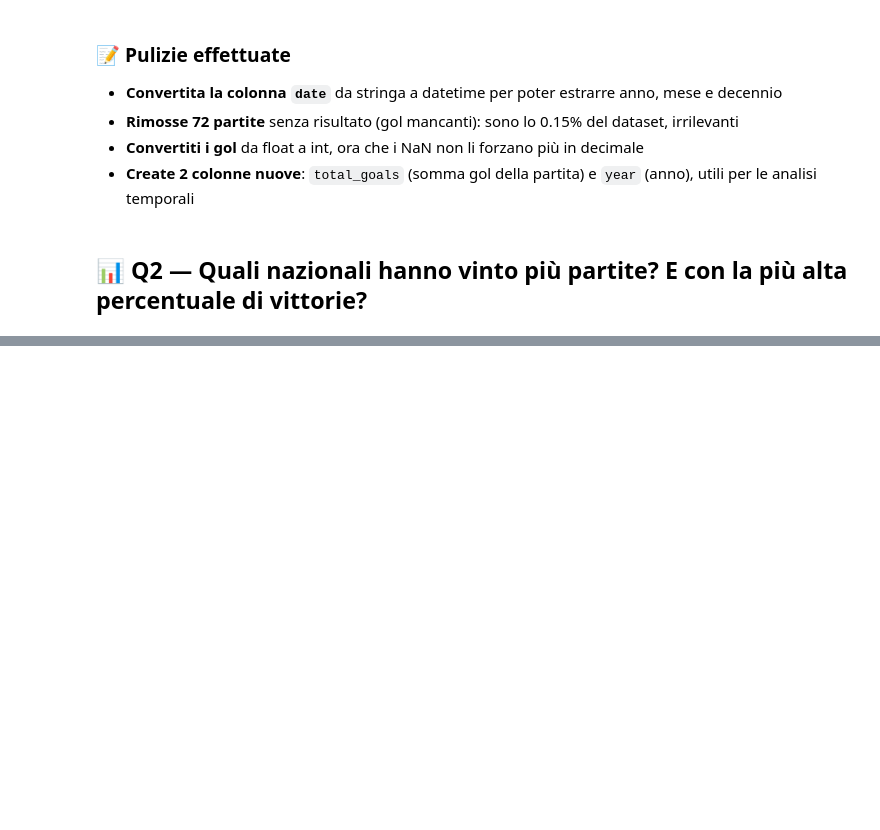
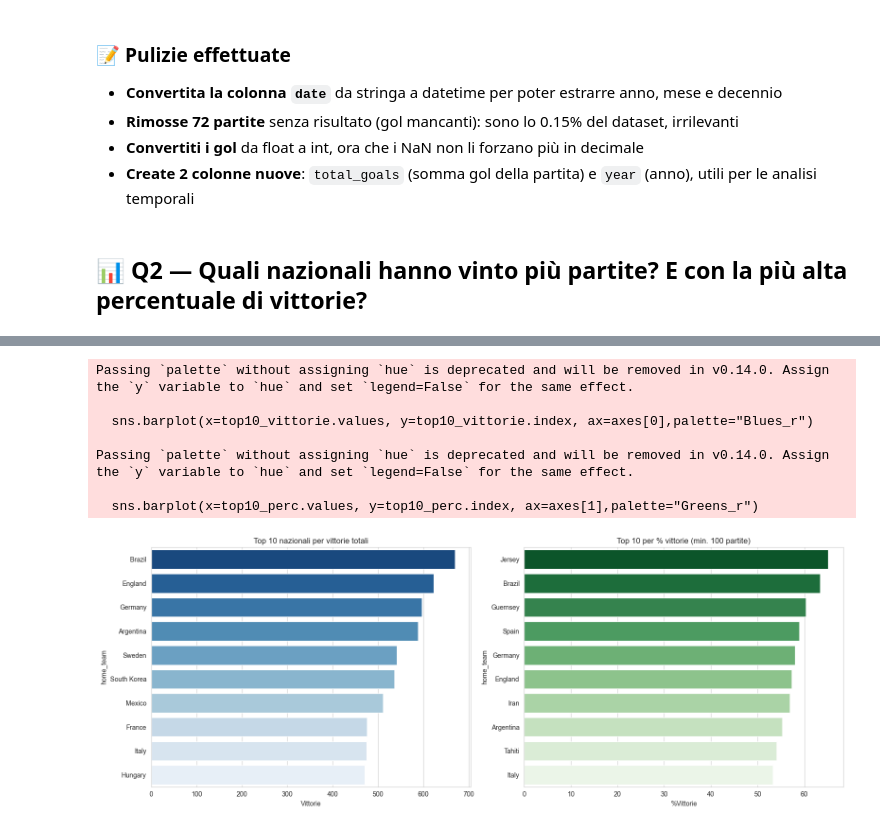
Before and after one commit to andres-pelizzer/progetto-jupyter, a Jupyter notebook: progetto_andres_pelizzer.ipynb, the cells around one changed output, grey strips where cells are left out. Drawn from its saved outputs; the diff is of its cells as text; code cells hidden in the pictures; blank space fills up the shorter version.

```diff
--- a/progetto_andres_pelizzer.ipynb
+++ b/progetto_andres_pelizzer.ipynb
@@ -151,0 +150,5 @@ df[df['home_score'] > df['away_score']]
+# %%
+vittorie_casa = df[df['home_score'] > df['away_score']]['home_team'].value_counts()
+vittorie_fuori = df[df['away_score'] > df['home_score']]['away_team'].value_counts()
+vittorie_totali=vittorie_casa.add(vittorie_fuori,fill_value=0).astype(int).sort_values(ascending=False)
+vittorie_totali.head(10)
@@ -151,0 +168,9 @@ df[df['home_score'] > df['away_score']]
+# %%
+partite_casa = df['home_team'].value_counts()
+partite_fuori = df['away_team'].value_counts()
+partite_totali=partite_casa.add(partite_fuori, fill_value=0).astype(int)
+
+percentuale_vittorie=(vittorie_totali/partite_totali *100).round(1)
+percentuale_vittorie = percentuale_vittorie[partite_totali >= 100].sort_values(ascending=False)
+
+percentuale_vittorie.head(10)
@@ -151,0 +190,27 @@ df[df['home_score'] > df['away_score']]
+# %%
+fig, axes= plt.subplots(1, 2, figsize=(16,6))
+
+# Grafico 1: Top 10 per vittorie totali
+
+top10_vittorie=vittorie_totali.head(10)
+sns.barplot(x=top10_vittorie.values, y=top10_vittorie.index, ax=axes[0],palette="Blues_r")
+axes[0].set_title("Top 10 nazionali per vittorie totali")
+axes[0].set_xlabel("Vittorie")
+
+# Grafico 2: Top 10 per percentuale vittorie
+top10_perc=percentuale_vittorie.head(10)
+sns.barplot(x=top10_perc.values, y=top10_perc.index, ax=axes[1],palette="Greens_r")
+axes[1].set_title("Top 10 per % vittorie (min. 100 partite)")
+axes[1].set_xlabel("%Vittorie")
+
+plt.tight_layout()
+plt.show()
+# %% [output]
+Passing `palette` without assigning `hue` is deprecated and will be removed in v0.14.0. Assign the `y` variable to `hue` and set `legend=False` for the same effect.
+
+  sns.barplot(x=top10_vittorie.values, y=top10_vittorie.index, ax=axes[0],palette="Blues_r")
+
+Passing `palette` without assigning `hue` is deprecated and will be removed in v0.14.0. Assign the `y` variable to `hue` and set `legend=False` for the same effect.
+
+  sns.barplot(x=top10_perc.values, y=top10_perc.index, ax=axes[1],palette="Greens_r")
+[figure, added]
```
Also changed, not shown: parts of 4 cells of this notebook.
